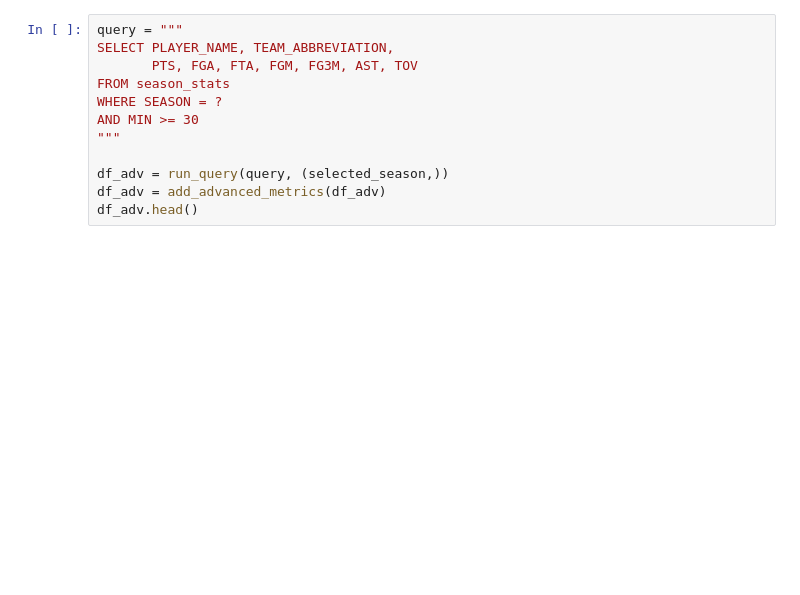
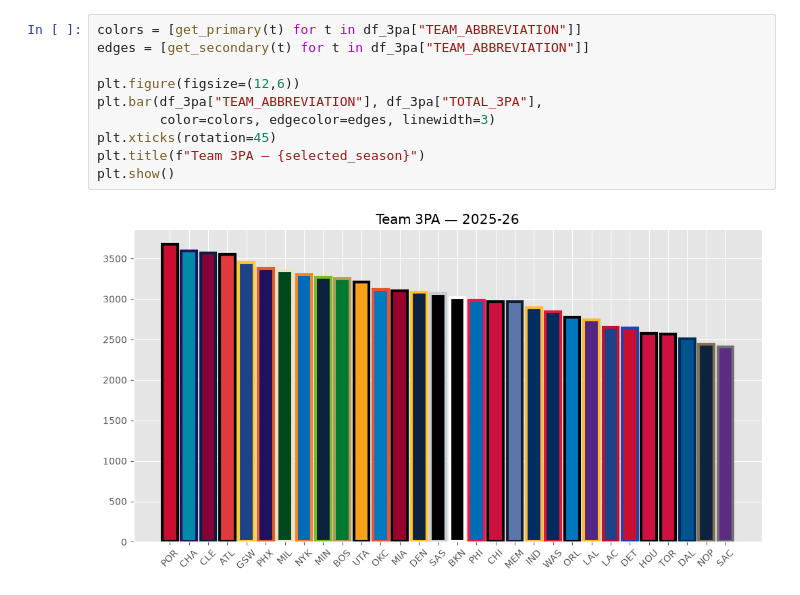
Before and after one commit to Pab200/pabs-nba-analytics-dashboard, a Jupyter notebook: notebooks/reference/analysis_using_sql.ipynb, the cells around one changed output. Cells and saved outputs as stored; diff of their text form; blank space fills up the shorter version.

```diff
--- a/notebooks/reference/analysis_using_sql.ipynb
+++ b/notebooks/reference/analysis_using_sql.ipynb
@@ -160,13 +127,13 @@ plt.show()
 # %%
-query = """
-SELECT PLAYER_NAME, TEAM_ABBREVIATION,
-       PTS, FGA, FTA, FGM, FG3M, AST, TOV
-FROM season_stats
-WHERE SEASON = ?
-AND MIN >= 30
-"""
+colors = [get_primary(t) for t in df_3pa["TEAM_ABBREVIATION"]]
+edges = [get_secondary(t) for t in df_3pa["TEAM_ABBREVIATION"]]
 
-df_adv = run_query(query, (selected_season,))
-df_adv = add_advanced_metrics(df_adv)
-df_adv.head()
+plt.figure(figsize=(12,6))
+plt.bar(df_3pa["TEAM_ABBREVIATION"], df_3pa["TOTAL_3PA"],
+        color=colors, edgecolor=edges, linewidth=3)
+plt.xticks(rotation=45)
+plt.title(f"Team 3PA — {selected_season}")
+plt.show()
+# %% [output]
+[figure, added]
 # %%
```
Also changed, not shown: parts of 10 cells of this notebook.
